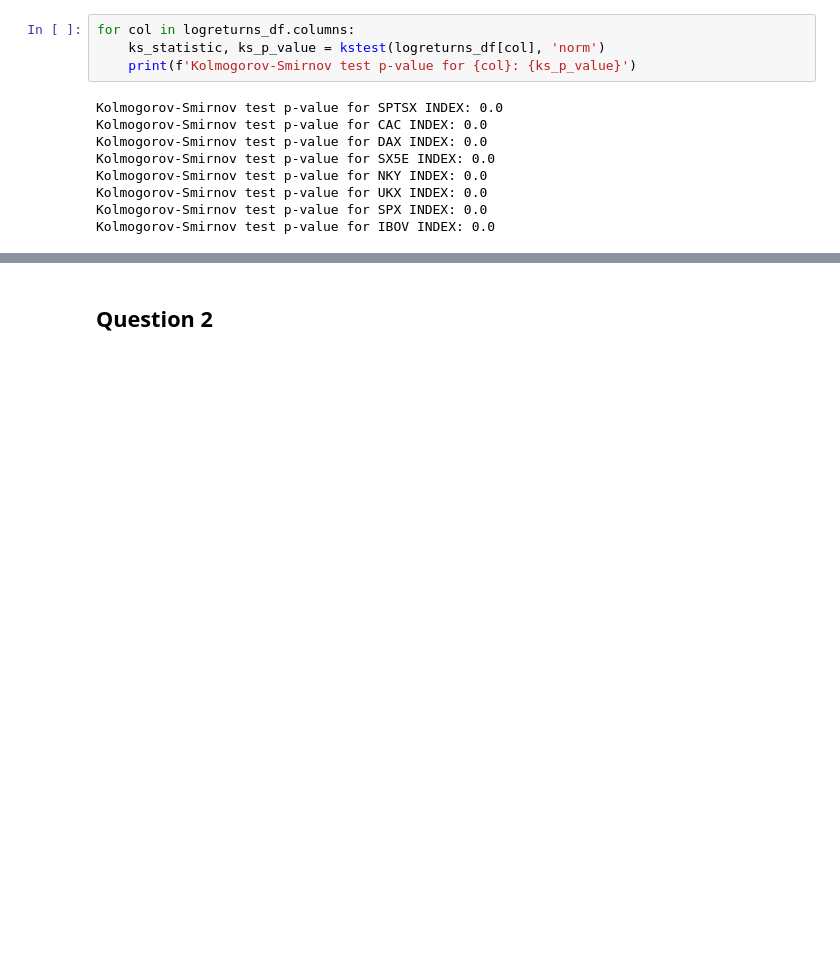
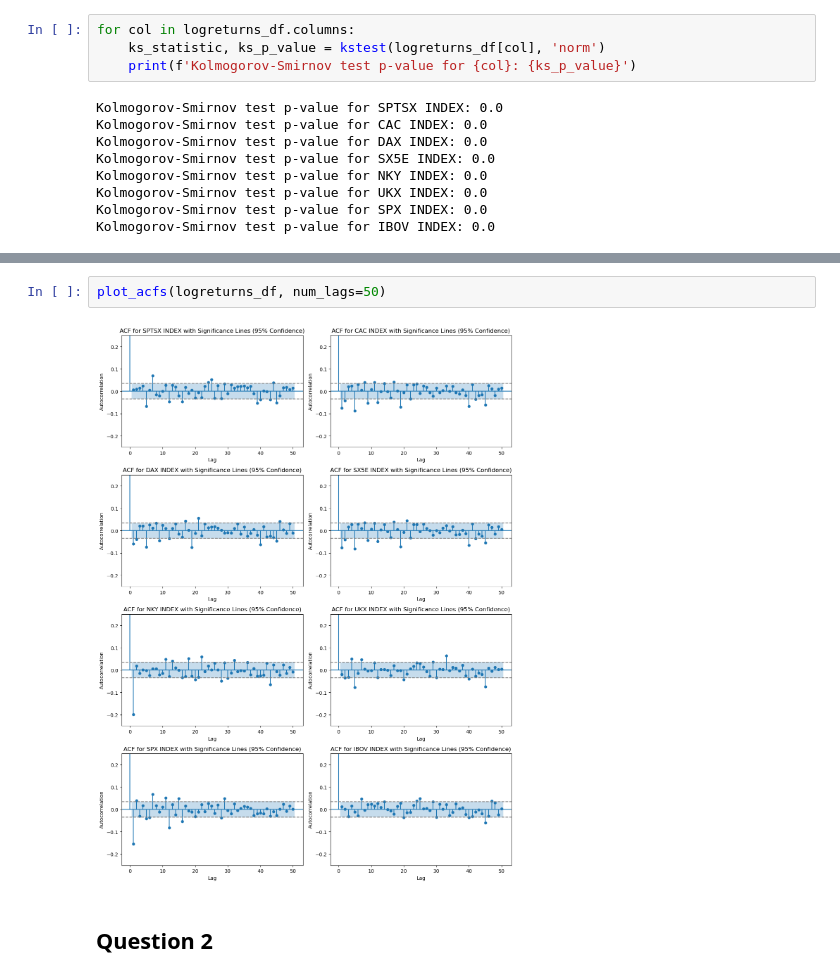
Before and after one commit to Asset-Allocation-Group-14/Assignment-1, a Jupyter notebook: Assignment 1/assignment_1.ipynb, the cells around one changed output, grey strips where cells are left out. Drawn from its saved outputs; the diff is of its cells as text; blank space fills up the shorter version.

```diff
--- a/Assignment 1/assignment_1.ipynb
+++ b/Assignment 1/assignment_1.ipynb
@@ -146,3 +89,7 @@ for col in logreturns_df.columns:
+# %%
+plot_acfs(logreturns_df, num_lags=50)
+# %% [output]
+[figure, added]
 # %% [markdown]
 ## Question 2
 # %% [markdown]
```
Also changed, not shown: parts of 14 cells of this notebook, 2 other files.
